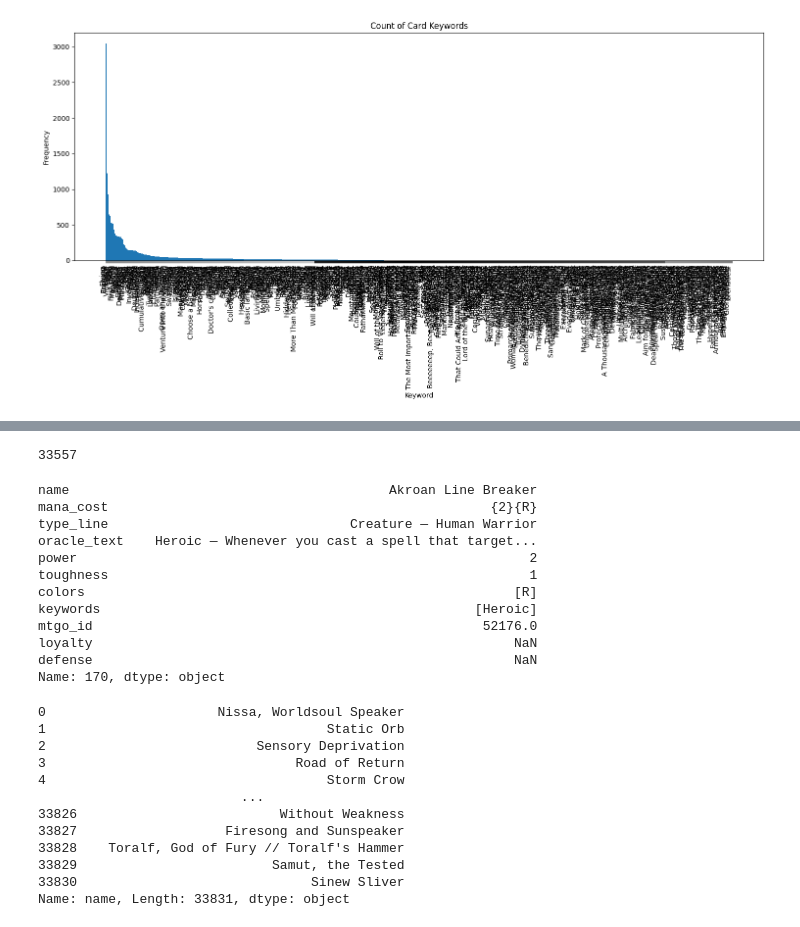
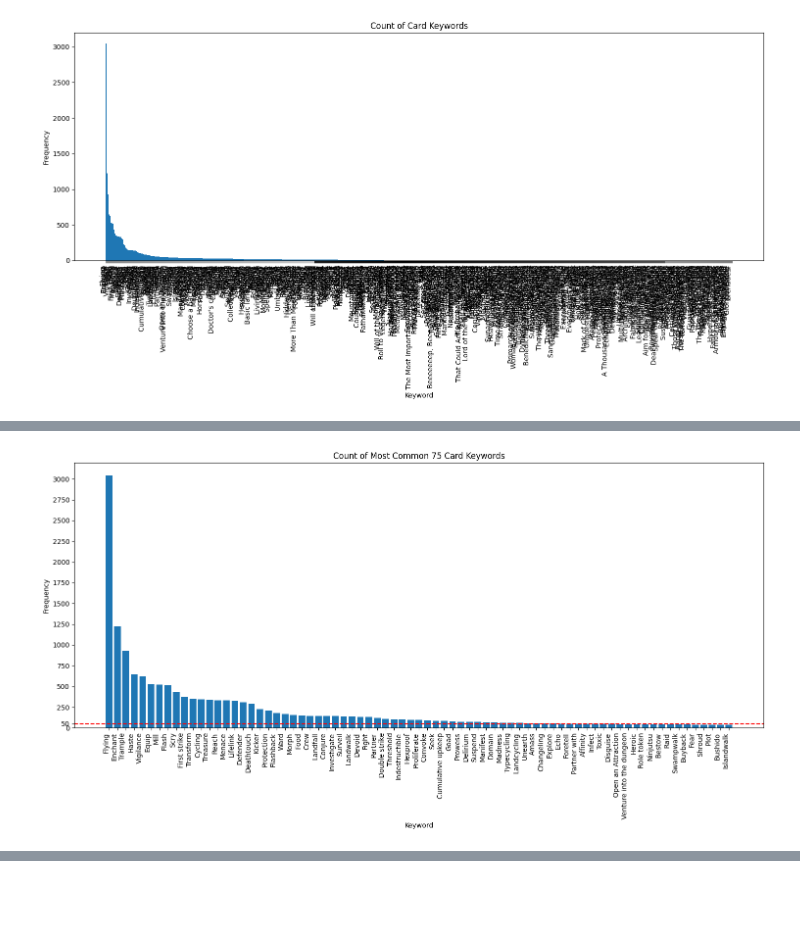
Before and after one commit to BBotzer/TCG_Generator, a Jupyter notebook: tcg_generator/notebooks/data_investigation_botzer.ipynb, the cells around one changed output, grey strips where cells are left out. Drawn from its saved outputs; the diff is of its cells as text; code cells hidden in the pictures; blank space fills up the shorter version.

Commit message:
Current data scrubbing efforts

```diff
--- a/tcg_generator/notebooks/data_investigation_botzer.ipynb
+++ b/tcg_generator/notebooks/data_investigation_botzer.ipynb
@@ -216 +224,19 @@ plt.tight_layout()
+# %%
+# What do the most common 75 keywords look like?
+
+# Sort keywords by frequency in descending order and get top 75 (for better visualization)
+top20_hist_keywords = dict(sorted(keyword_freq.items(), key=lambda x: x[1], reverse=True)[:75])
+
+# Create bar plot
+plt.figure(figsize=(15,8))
+plt.bar(top20_hist_keywords.keys(), top20_hist_keywords.values())
+plt.xticks(rotation=90, ha='right')
+plt.title('Count of Most Common 75 Card Keywords')
+plt.xlabel('Keyword')
+plt.ylabel('Frequency')
+plt.yticks([0, 50] + list(range(250, int(plt.ylim()[1]), 250)))
+plt.axhline(y=50, color='r', linestyle='--')
+plt.tight_layout()
+# %% [output]
+[figure, added]
 # %%
@@ -238,37 +266,3 @@ selected_df_reducedKW
 | 33829 | Samut, the Tested | {2}{R}{G} | Legendary Planeswalker — Samut | +1: Up to one target creature gai... | NaN | NaN | [G, R] | [] | 64772.0 | 4 | ... |
 | 33830 | Sinew Sliver | {1}{W} | Creature — Sliver | All Sliver creatures get +1/+1. | 1 | 1 | [W] | [] | 114015.0 | NaN | ... |
 33557 rows × 11 columns
-# %%
-len(selected_df_reducedKW)
-# %% [output]
-33557
-# %%
-selected_df_reducedKW.loc[170]
-# %% [output]
-name                                         Akroan Line Breaker
-mana_cost                                                 {2}{R}
-type_line                               Creature — Human Warrior
-oracle_text    Heroic — Whenever you cast a spell that target...
-power                                                          2
-toughness                                                      1
-colors                                                       [R]
-keywords                                                [Heroic]
-mtgo_id                                                  52176.0
-loyalty                                                      NaN
-defense                                                      NaN
-Name: 170, dtype: object
-# %%
-data.name
-# %% [output]
-0                      Nissa, Worldsoul Speaker
-1                                    Static Orb
-2                           Sensory Deprivation
-3                                Road of Return
-4                                    Storm Crow
-                          ...
-33826                          Without Weakness
-33827                   Firesong and Sunspeaker
-33828    Toralf, God of Fury // Toralf's Hammer
-33829                         Samut, the Tested
-33830                              Sinew Sliver
-Name: name, Length: 33831, dtype: object
```
Also changed, not shown: parts of 20 cells of this notebook, 1 other file.
